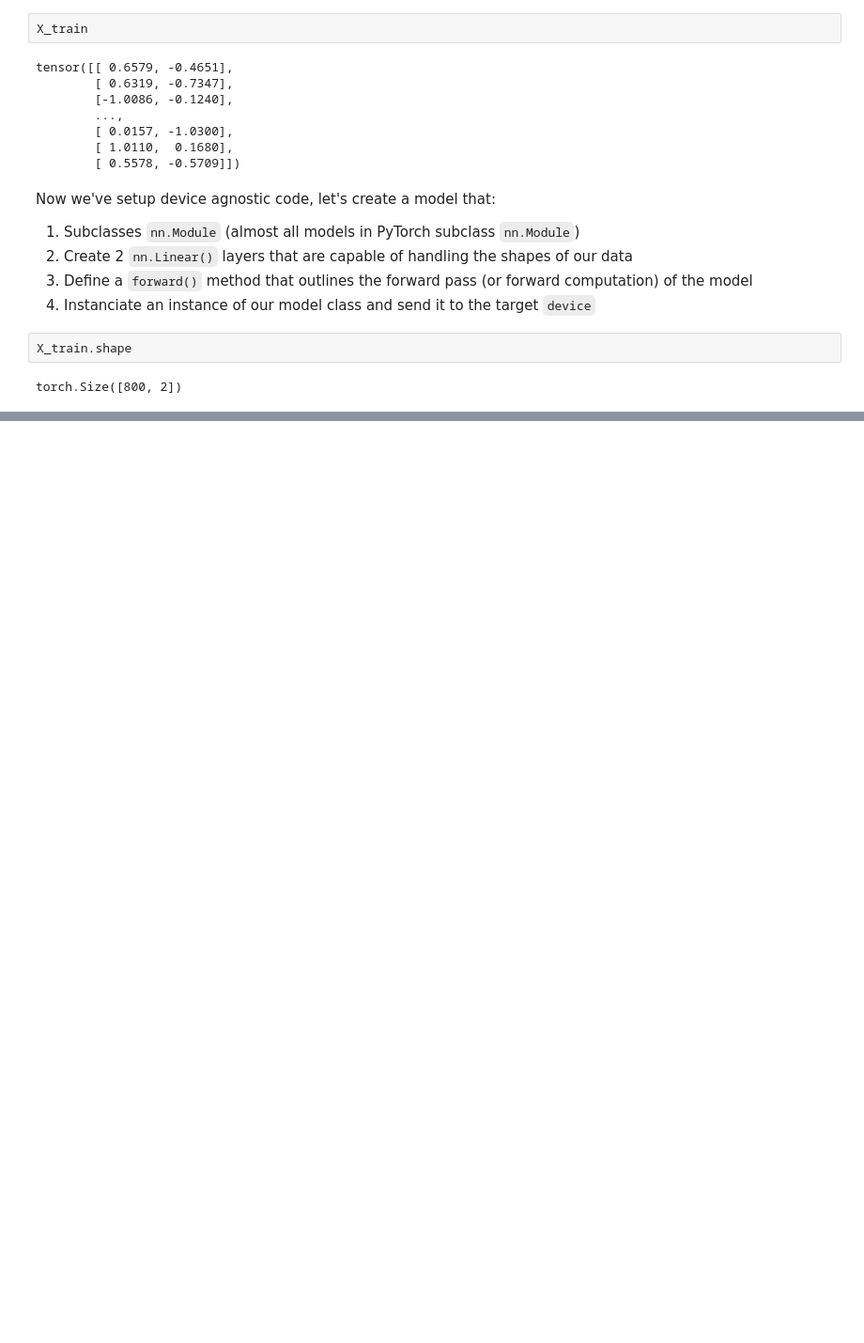
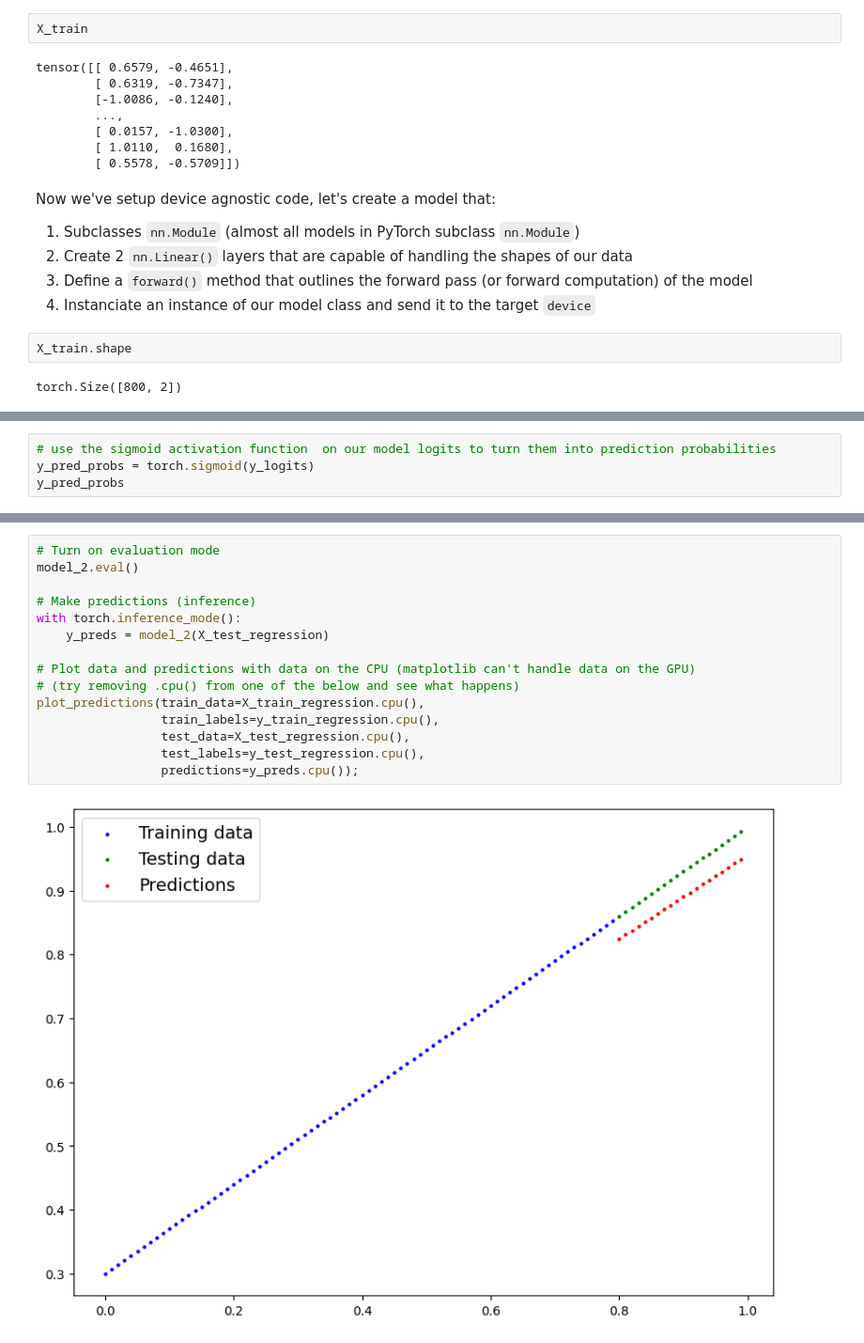
Before and after one commit to darthVarada/leaningML, a Jupyter notebook: 02_pytorch_classification.ipynb, the cells around one changed output, grey strips where cells are left out. Shown: that part at 94% size. Saved outputs shown, nothing was run; the diff lists cells and outputs as text; blank space fills up the shorter version.

```diff
--- a/02_pytorch_classification.ipynb
+++ b/02_pytorch_classification.ipynb
@@ -204,0 +342,4 @@ device(type='cuda', index=0)
+# %%
+# use the sigmoid activation function  on our model logits to turn them into prediction probabilities
+y_pred_probs = torch.sigmoid(y_logits)
+y_pred_probs
@@ -204,0 +731,17 @@ device(type='cuda', index=0)
+# %%
+# Turn on evaluation mode
+model_2.eval()
+
+# Make predictions (inference)
+with torch.inference_mode():
+    y_preds = model_2(X_test_regression)
+
+# Plot data and predictions with data on the CPU (matplotlib can't handle data on the GPU)
+# (try removing .cpu() from one of the below and see what happens)
+plot_predictions(train_data=X_train_regression.cpu(),
+                 train_labels=y_train_regression.cpu(),
+                 test_data=X_test_regression.cpu(),
+                 test_labels=y_test_regression.cpu(),
+                 predictions=y_preds.cpu());
+# %% [output]
+[figure, added]
```
Also changed, not shown: parts of 51 cells of this notebook.
